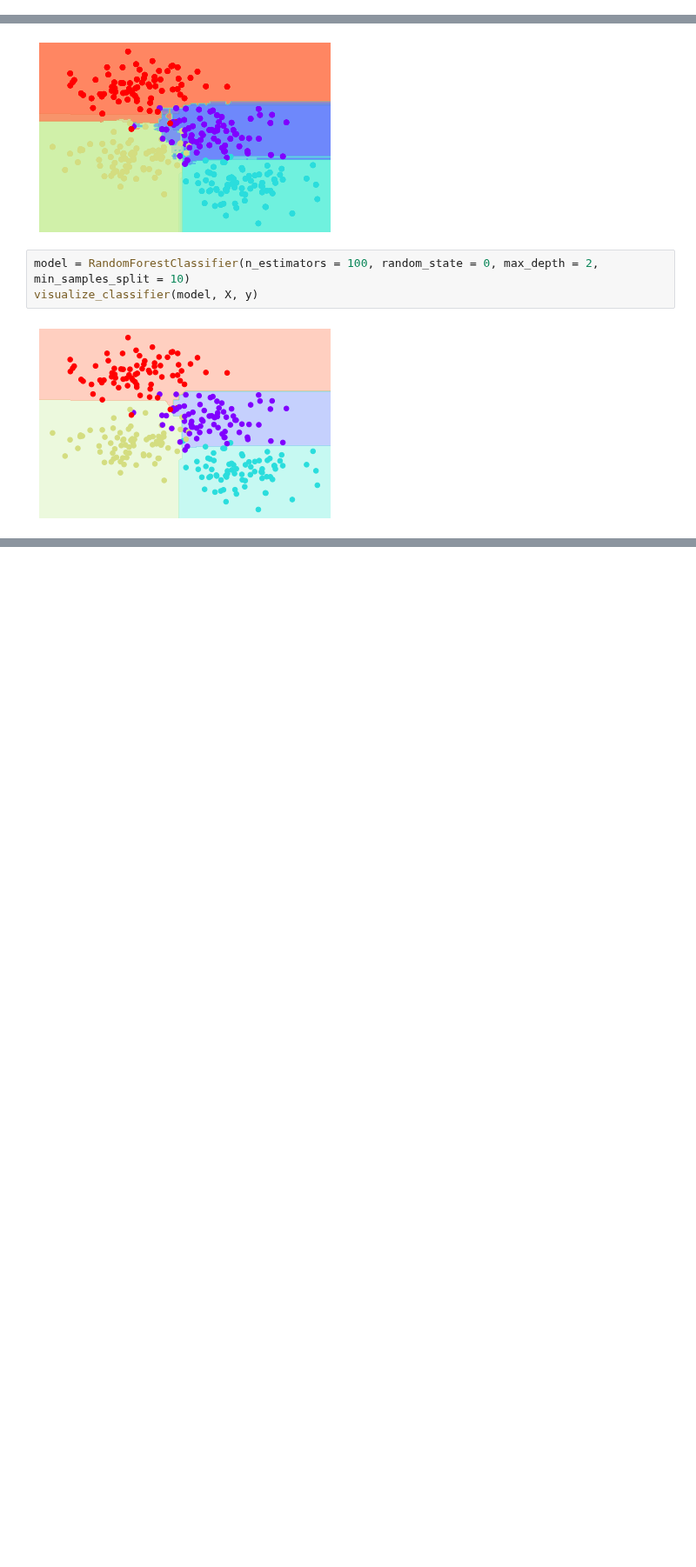
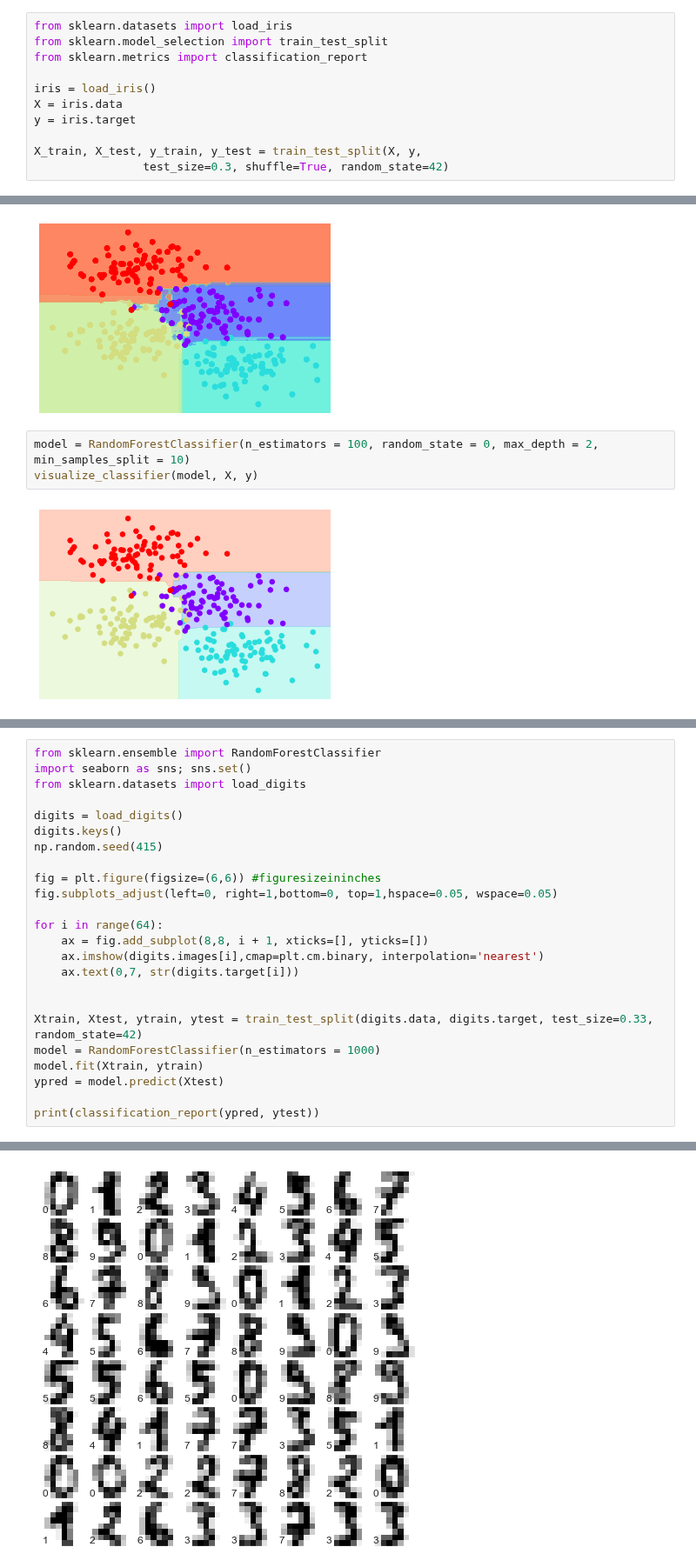
Before and after one commit to rrwabina/RADI605, a Jupyter notebook: 06 Random Forests/scripts/Practice.ipynb, the cells around one changed output, grey strips where cells are left out. Shown at 87% size. Cells and saved outputs as stored; diff of their text form; blank space fills up the shorter version.

```diff
--- a/06 Random Forests/scripts/Practice.ipynb
+++ b/06 Random Forests/scripts/Practice.ipynb
@@ -27,3 +27,14 @@ from statsmodels.stats.outliers_influence import variance_inflation_factor
 import random
 import warnings
 warnings.filterwarnings('ignore')
+# %%
+from sklearn.datasets import load_iris
+from sklearn.model_selection import train_test_split
+from sklearn.metrics import classification_report
+
+iris = load_iris()
+X = iris.data
+y = iris.target
+
+X_train, X_test, y_train, y_test = train_test_split(X, y,
+                test_size=0.3, shuffle=True, random_state=42)
@@ -73,0 +227,25 @@ visualize_classifier(model, X, y)
+# %%
+from sklearn.ensemble import RandomForestClassifier
+import seaborn as sns; sns.set()
+from sklearn.datasets import load_digits
+
+digits = load_digits()
+digits.keys()
+np.random.seed(415)
+
+fig = plt.figure(figsize=(6,6)) #figuresizeininches
+fig.subplots_adjust(left=0, right=1,bottom=0, top=1,hspace=0.05, wspace=0.05)
+
+for i in range(64):
+    ax = fig.add_subplot(8,8, i + 1, xticks=[], yticks=[])
+    ax.imshow(digits.images[i],cmap=plt.cm.binary, interpolation='nearest')
+    ax.text(0,7, str(digits.target[i]))
+
+
+Xtrain, Xtest, ytrain, ytest = train_test_split(digits.data, digits.target, test_size=0.33, random_state=42)
+model = RandomForestClassifier(n_estimators = 1000)
+model.fit(Xtrain, ytrain)
+ypred = model.predict(Xtest)
+
+print(classification_report(ypred, ytest))
+# %% [output]
@@ -73,0 +268 @@ visualize_classifier(model, X, y)
+[figure, added]
```
Also changed, not shown: parts of 10 cells of this notebook, 1 other file.
